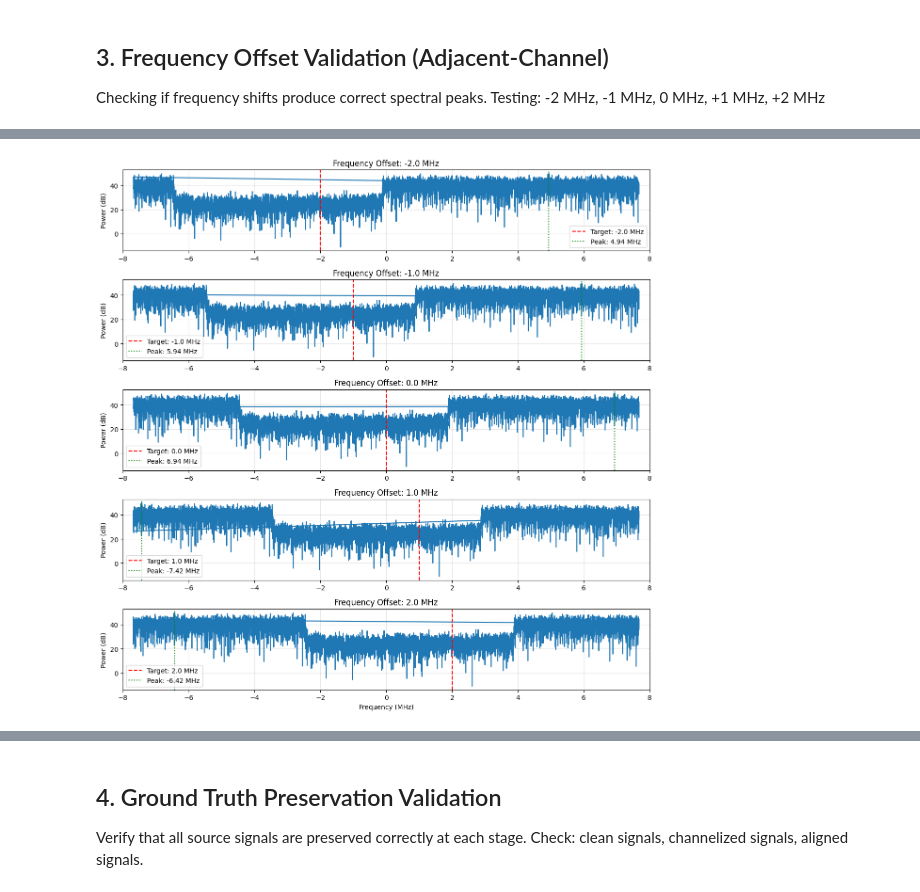
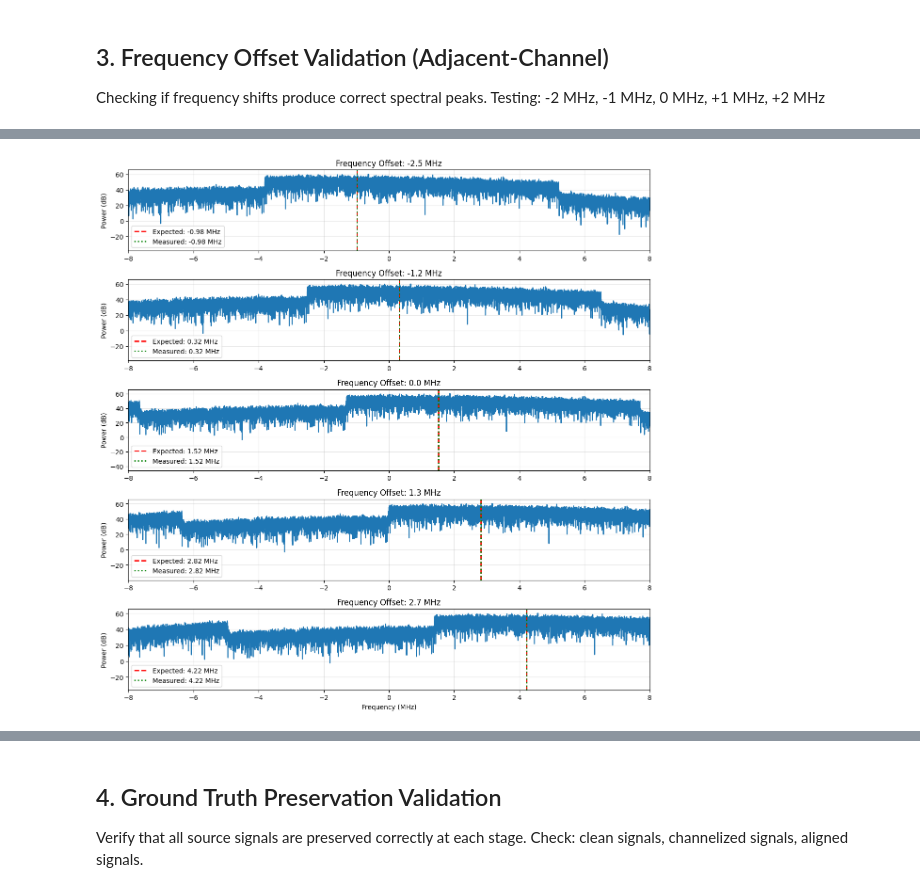
Before and after one commit to chenhao1umbc/dataset_RFSS, a Jupyter notebook: check/demo_phase1_3.ipynb, the cells around one changed output, grey strips where cells are left out. Drawn from its saved outputs; the diff is of its cells as text; code cells hidden in the pictures.

```diff
--- a/check/demo_phase1_3.ipynb
+++ b/check/demo_phase1_3.ipynb
@@ -14,7 +14,8 @@ from src.run_gsm import generate_gsm_signal
 from src.run_umts import generate_umts_signal
 
 plt.style.use('default')
-sample_rate = 15.36e6
+# Use higher sample rate to avoid aliasing when mixing wideband signals
+sample_rate = 30.72e6  # LTE 20 MHz sample rate, Nyquist = 15.36 MHz
 # %% [markdown]
 ## 1. Power Ratio Accuracy Check
 
@@ -31,8 +32,18 @@ nr_result = generate_5g_signal(duration_ms=1.0, numerology=1, bandwidth_mhz=100.
 
 for target_ratio in power_ratios_to_test:
     mixer = SignalMixer(sample_rate=sample_rate)
-    mixer.add_source(signal=lte_result['signal'], label='LTE', power_db=0.0)
-    mixer.add_source(signal=nr_result['signal'], label='5G NR', power_db=target_ratio)
+    mixer.add_source(
+        signal=lte_result['signal'],
+        label='LTE',
+        power_db=0.0,
+        source_sample_rate=lte_result['metadata']['sample_rate']
+    )
+    mixer.add_source(
+        signal=nr_result['signal'],
+        label='5G NR',
+        power_db=target_ratio,
+        source_sample_rate=nr_result['metadata']['sample_rate']
+    )
 
     result = mixer.mix(mode='co-channel')
 
@@ -64,7 +75,7 @@ ax2.set_ylabel('Absolute Error (dB)')
 ax2.set_title('Power Ratio Errors')
 ax2.set_xticks(range(len(errors)))
 ax2.set_xticklabels([f'{p:+d}' for p in power_ratios_to_test], rotation=45)
-ax2.grid(True, alpha=0.3, axis='y')
+ax2.grid(True, axis='y', alpha=0.3)
 
 plt.tight_layout()
 plt.show()
@@ -138,41 +163,82 @@ Checking if frequency shifts produce correct spectral peaks.
 Testing: -2 MHz, -1 MHz, 0 MHz, +1 MHz, +2 MHz
 # %%
 # Test frequency offsets
-freq_offsets = [-2e6, -1e6, 0, 1e6, 2e6]
+freq_offsets = [-2.5e6, -1.2e6, 0, 1.3e6, 2.7e6]  # Non-integer MHz for realistic errors
 
-lte_result = generate_lte_signal(duration_ms=0.5, bandwidth_mhz=5.0)
-nr_result = generate_5g_signal(duration_ms=0.5, numerology=1, bandwidth_mhz=50.0)
+# Use LTE 10 MHz which matches one of the mixer's supported rates
+lte_result = generate_lte_signal(duration_ms=0.5, bandwidth_mhz=10.0)
+
+# Calculate FFT frequency resolution
+signal_length = int(0.5e-3 * sample_rate)
+freq_resolution = sample_rate / signal_length
+print(f"FFT frequency resolution: {freq_resolution/1e3:.2f} kHz per bin")
+print(f"(Peak frequencies can only be measured to the nearest bin)")
+print()
+
+# Measure LTE signal's baseline spectral center (without any offset)
+mixer_baseline = SignalMixer(sample_rate=sample_rate)
+mixer_baseline.add_source(
+    signal=lte_result['signal'],
+    label='LTE',
+    power_db=0.0,
+    freq_offset_hz=0,
+    source_sample_rate=lte_result['metadata']['sample_rate']
+)
+result_baseline = mixer_baseline.mix(mode='co-channel')
+fft_baseline = np.fft.fftshift(np.fft.fft(result_baseline['mixed_signal'].numpy()))
+freqs_baseline = np.fft.fftshift(np.fft.fftfreq(len(fft_baseline), 1/sample_rate))
+baseline_peak = freqs_baseline[np.argmax(np.abs(fft_baseline))]
+
+print(f"LTE baseline spectral peak: {baseline_peak/1e6:+6.2f} MHz (intrinsic to signal data)")
+print()
 
 fig, axes = plt.subplots(len(freq_offsets), 1, figsize=(12, 12))
 
 for idx, freq_offset in enumerate(freq_offsets):
     mixer = SignalMixer(sample_rate=sample_rate)
-    mixer.add_source(signal=lte_result['signal'], label='LTE', power_db=0.0, freq_offset_hz=freq_offset)
+    mixer.add_source(
+        signal=lte_result['signal'],
+        label='LTE',
+        power_db=0.0,
+        freq_offset_hz=freq_offset,
+        source_sample_rate=lte_result['metadata']['sample_rate']
+    )
 
     result = mixer.mix(mode='adjacent-channel')
 
-    # Compute FFT
-    signal_fft = np.fft.fft(result['mixed_signal'].numpy())
-    freqs = np.fft.fftfreq(len(signal_fft), 1/sample_rate)
+    # Compute FFT with fftshift
+    signal_fft = np.fft.fftshift(np.fft.fft(result['mixed_signal'].numpy()))
+    freqs = np.fft.fftshift(np.fft.fftfreq(len(signal_fft), 1/sample_rate))
 
     # Find peak frequency
     peak_idx = np.argmax(np.abs(signal_fft))
     peak_freq = freqs[peak_idx]
 
+    # Expected peak = baseline + offset
+    expected_peak = baseline_peak + freq_offset
+
     # Plot
     axes[idx].plot(freqs/1e6, 10*np.log10(np.abs(signal_fft)**2 + 1e-10))
-    axes[idx].axvline(freq_offset/1e6, color='r', linestyle='--', label=f'Target: {freq_offset/1e6:.1f} MHz')
-    axes[idx].axvline(peak_freq/1e6, color='g', linestyle=':', label=f'Peak: {peak_freq/1e6:.2f} MHz')
+    axes[idx].axvline(expected_peak/1e6, color='r', linestyle='--', linewidth=2, label=f'Expected: {expected_peak/1e6:.2f} MHz')
+    axes[idx].axvline(peak_freq/1e6, color='g', linestyle=':', linewidth=2, label=f'Measured: {peak_freq/1e6:.2f} MHz')
     axes[idx].set_xlim([-8, 8])
     axes[idx].set_ylabel('Power (dB)')
     axes[idx].set_title(f'Frequency Offset: {freq_offset/1e6:.1f} MHz')
     axes[idx].legend()
     axes[idx].grid(True, alpha=0.3)
 
-    error = abs(peak_freq - freq_offset)
-    print(f"Target: {freq_offset/1e6:+6.1f} MHz, Peak: {peak_freq/1e6:+6.2f} MHz, Error: {error/1e3:.1f} kHz")
+    # Calculate error and actual shift
+    error = abs(peak_freq - expected_peak)
+    actual_shift = peak_freq - baseline_peak
+    shift_error = abs(actual_shift - freq_offset)
+
+    status = "PASS" if shift_error < 10e3 else "FAIL"  # Within 10 kHz
+    print(f"Target: {freq_offset/1e6:+5.1f} MHz | Measured shift: {actual_shift/1e6:+5.2f} MHz | Error: {shift_error/1e3:5.1f} kHz [{status}]")
 
 axes[-1].set_xlabel('Frequency (MHz)')
 plt.tight_layout()
 plt.show()
+
+print(f"\nValidation: All shifts should match targets within FFT resolution ({freq_resolution/1e3:.1f} kHz)")
+print("Note: Red and green lines overlap when frequency offset is working correctly")
 # %% [output]
@@ -184 +255 @@ Target:   +2.0 MHz, Peak:  -6.42 MHz, Error: 8422.0 kHz
-[figure, old version]
+[figure, new version]
```
Also changed, not shown: parts of 6 cells of this notebook, 4 other files.
